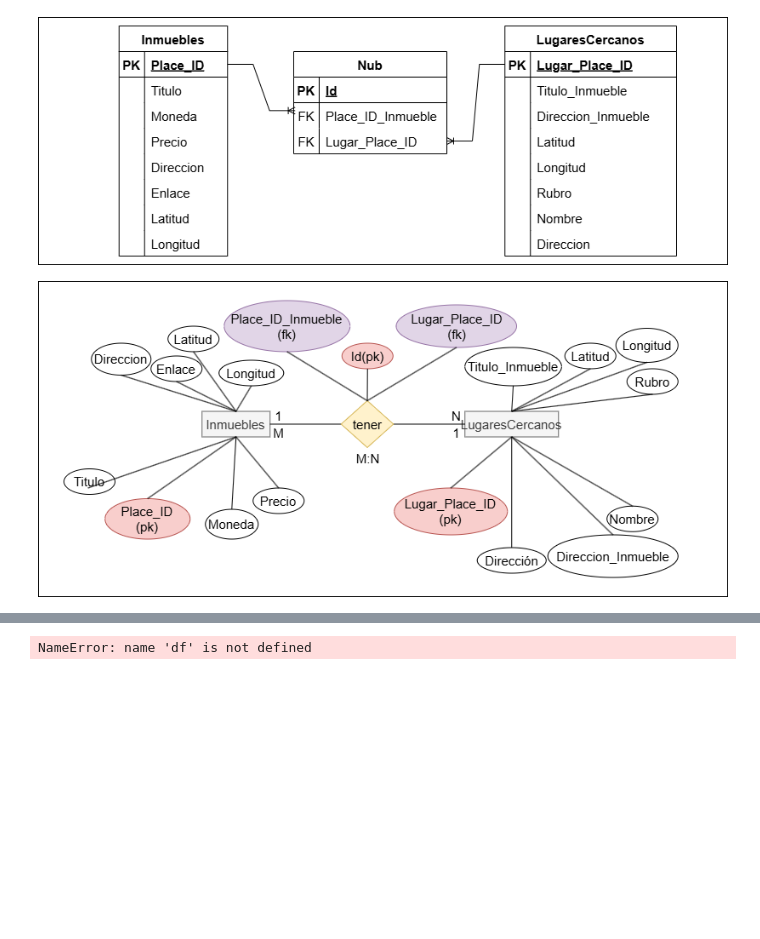
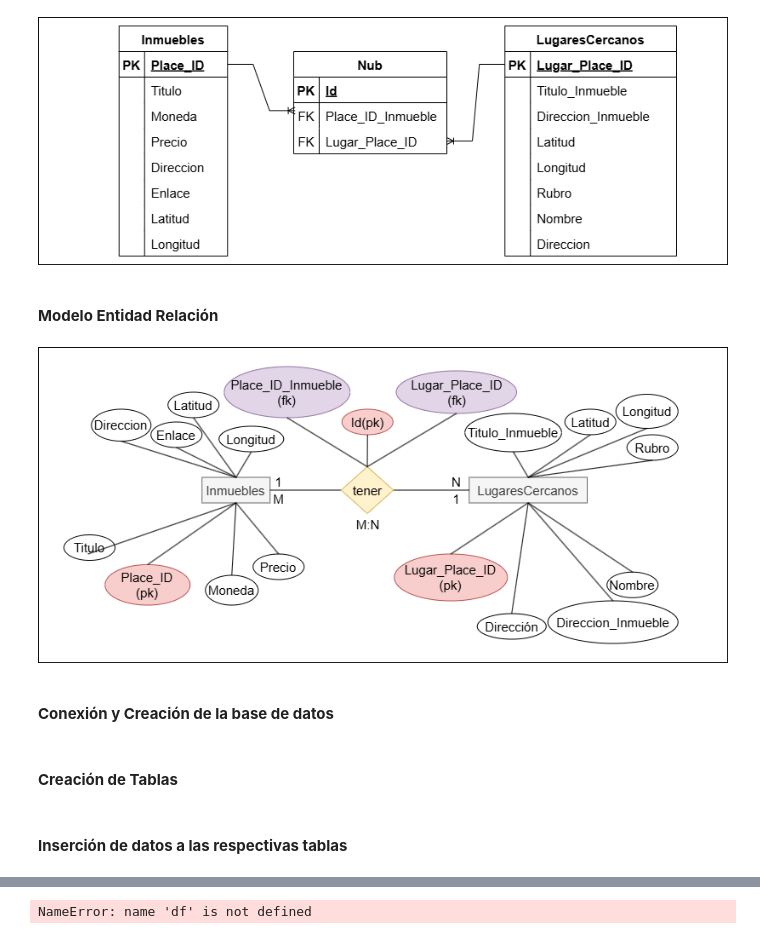
Before and after one commit to Vikktor93/webscraping-api-bd-project, a Jupyter notebook: project.ipynb, the cells around one changed output, grey strips where cells are left out. Cells and saved outputs as stored; diff of their text form; code cells hidden in the pictures; blank space fills up the shorter version.

Commit message:
Edición de los modelos, documentando la Parte 3, SQL

```diff
--- a/project.ipynb
+++ b/project.ipynb
@@ -686,17 +690,23 @@ Archivo guardado en: data/resultados_lugares_cercanos.csv
 Image(filename='ModeloRelacional/ModeloRelacional.drawio.png')
 # %% [output]
 [figure]
+# %% [markdown]
+#### **Modelo Entidad Relación**
 # %%
 # Modelo Entidad Relación
-Image(filename='ModeloRelacional/ModeloRelacional-ModeloEntidadRelacion.drawio.png')
+Image(filename='ModeloRelacional/Modelos-ModeloEntidadRelacion.drawio.png')
 # %% [output]
-[figure, old version]
+[figure, new version]
+# %% [markdown]
+#### **Conexión y Creación de la base de datos**
 # %%
 # Conexión a la base de datos SQLite
 conn = sqlite3.connect('ProyectoFinal.db')
 
 # Cursor, para ejecutar comandos SQL
 cursor = conn.cursor()
+# %% [markdown]
+#### **Creación de Tablas**
 # %%
 # Crear tablas
 esquema_sql = '''
@@ -727,3 +737,5 @@ cursor.executescript(esquema_sql)
 
 # Confirmar los cambios
 conn.commit()
+# %% [markdown]
+#### **Inserción de datos a las respectivas tablas**
```
Also changed, not shown: parts of 9 cells of this notebook, 4 other files.
